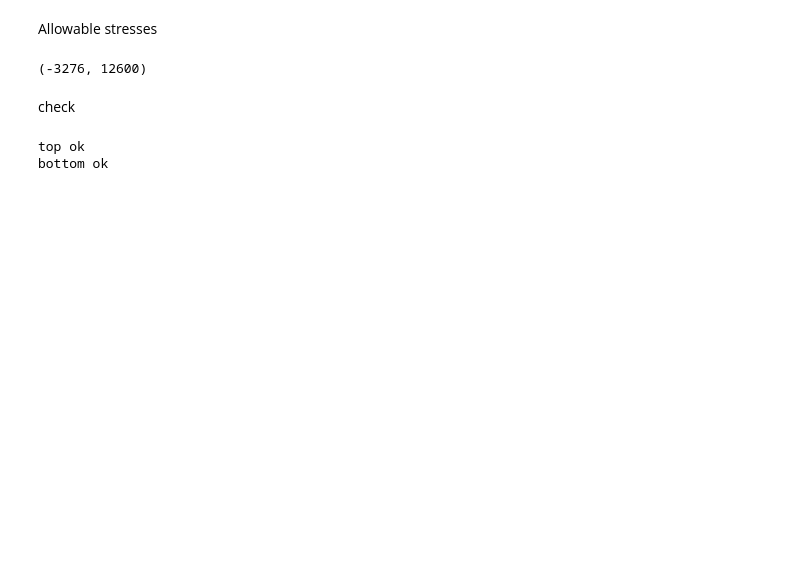
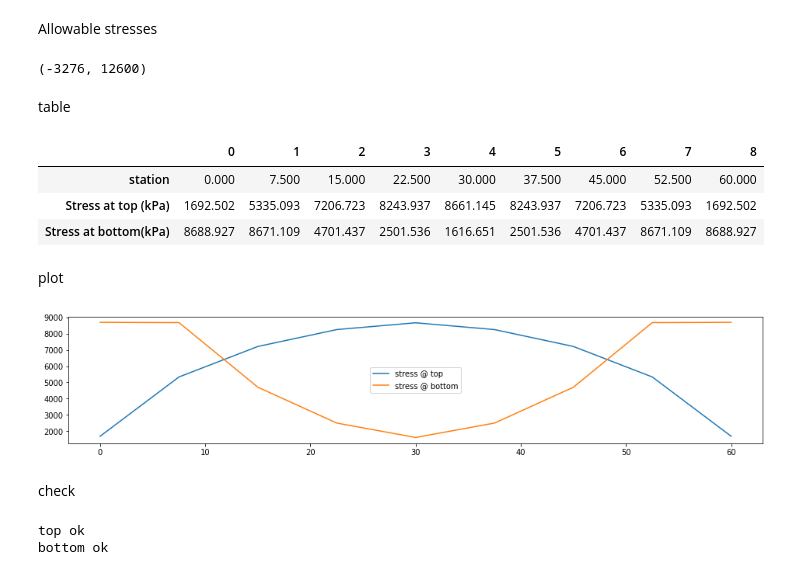
Before and after one commit to Rawrr-123/PSC_bridge, a Jupyter notebook: prestressed.ipynb, the cells around one changed output. Saved outputs shown, nothing was run; the diff lists cells and outputs as text; code cells hidden in the pictures; blank space fills up the shorter version.

```diff
--- a/prestressed.ipynb
+++ b/prestressed.ipynb
@@ -532,6 +673,25 @@ tauBot_perm = int(0.36*35*1000) #permissible stress on top (compression) kN/m2
 tauTop_perm, tauBot_perm
 # %% [output]
 (-3276, 12600)
+# %% [markdown]
+table
+# %%
+pd.DataFrame([sc, tauTop_QP, tauBot_QP], index= ['station', 'Stress at top (kPa)', 'Stress at bottom(kPa)']).round(3)
+# %% [output]
+|  | 0 | 1 | 2 | 3 | 4 | 5 | 6 | 7 | 8 |
+| station | 0.000 | 7.500 | 15.000 | 22.500 | 30.000 | 37.500 | 45.000 | 52.500 | 60.000 |
+| Stress at top (kPa) | 1692.502 | 5335.093 | 7206.723 | 8243.937 | 8661.145 | 8243.937 | 7206.723 | 5335.093 | 1692.502 |
+| Stress at bottom(kPa) | 8688.927 | 8671.109 | 4701.437 | 2501.536 | 1616.651 | 2501.536 | 4701.437 | 8671.109 | 8688.927 |
+# %% [markdown]
+plot
+# %%
+f, ax = plt.subplots(figsize = (16,3))
+ax.plot(sc, tauTop_QP, label = 'stress @ top')
+ax.plot(sc, tauBot_QP, label = 'stress @ bottom')
+plt.legend()
+plt.show()
+# %% [output]
+[figure, added]
 # %% [markdown]
 check
 # %%
```
Also changed, not shown: parts of 61 cells of this notebook, 16 other files.
